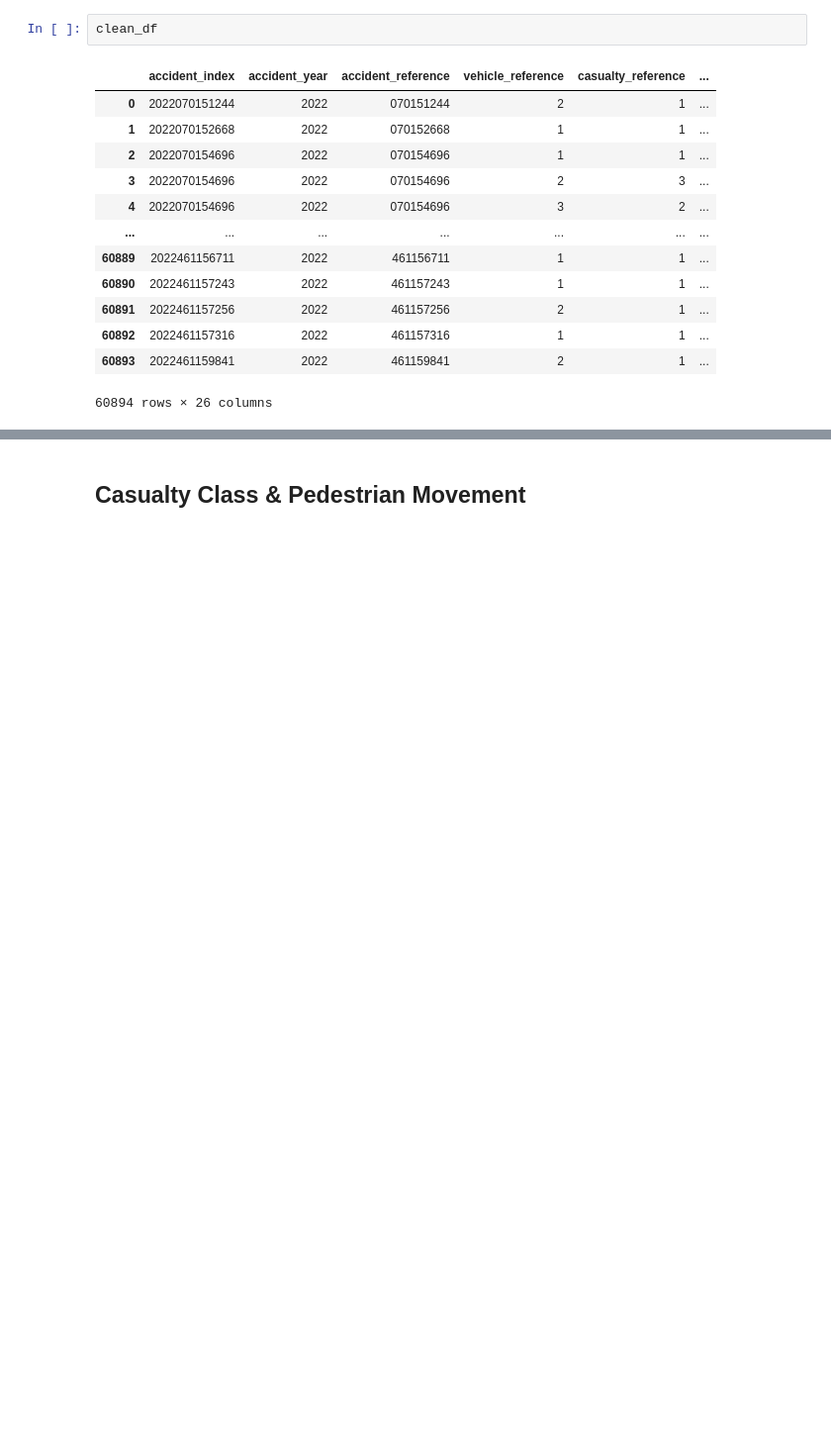
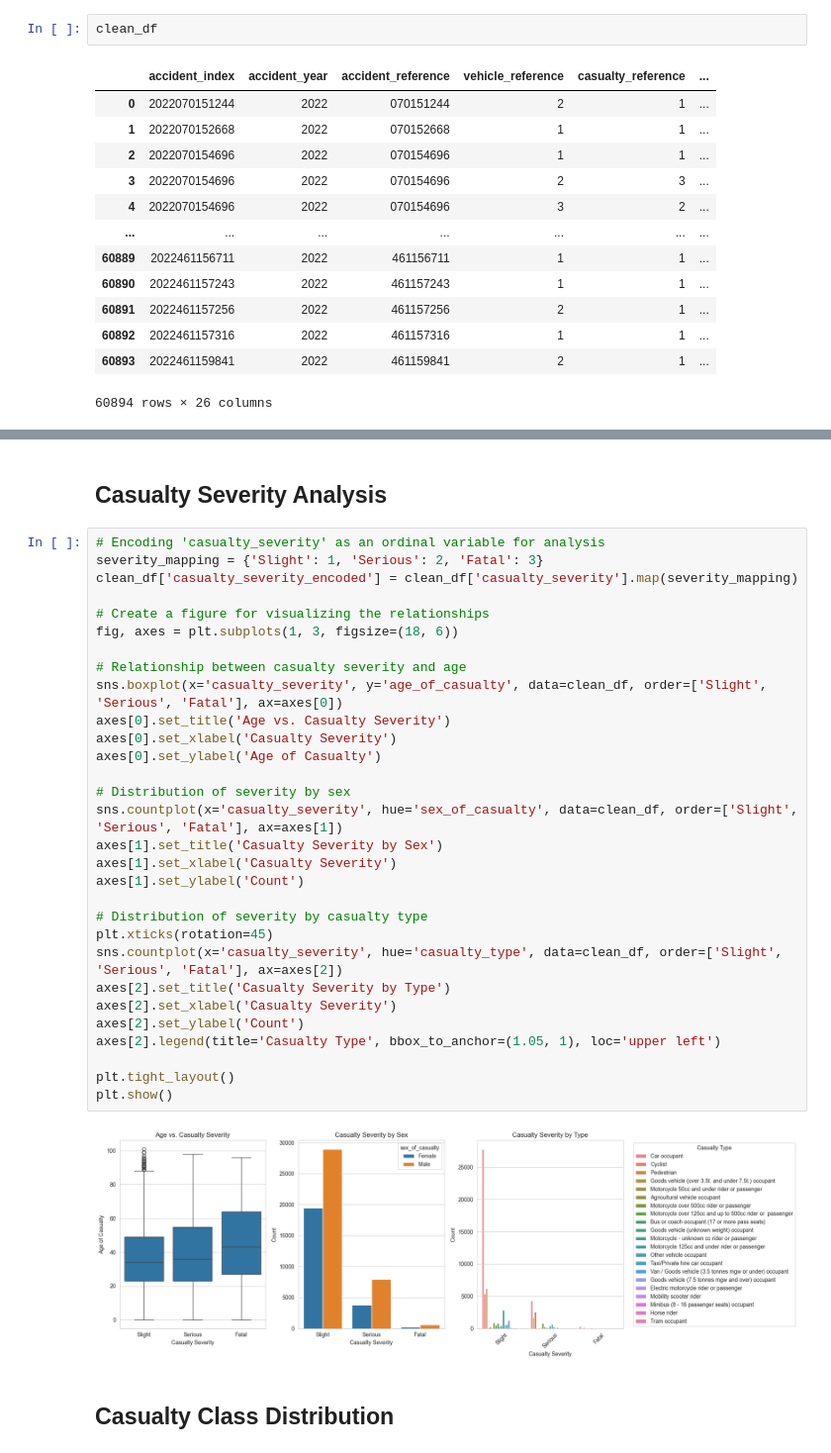
Before and after one commit to ArmanAghania/Road-Casualty-Statistics-and-Analysis, a Jupyter notebook: analysis.ipynb, the cells around one changed output, grey strips where cells are left out. Shown at 99% size. Drawn from its saved outputs; the diff is of its cells as text; blank space fills up the shorter version.

```diff
--- a/analysis.ipynb
+++ b/analysis.ipynb
@@ -1155,2 +1217,36 @@ clean_df
+# %% [markdown]
+## Casualty Severity Analysis
+# %%
+# Encoding 'casualty_severity' as an ordinal variable for analysis
+severity_mapping = {'Slight': 1, 'Serious': 2, 'Fatal': 3}
+clean_df['casualty_severity_encoded'] = clean_df['casualty_severity'].map(severity_mapping)
+
+# Create a figure for visualizing the relationships
+fig, axes = plt.subplots(1, 3, figsize=(18, 6))
+
+# Relationship between casualty severity and age
+sns.boxplot(x='casualty_severity', y='age_of_casualty', data=clean_df, order=['Slight', 'Serious', 'Fatal'], ax=axes[0])
+axes[0].set_title('Age vs. Casualty Severity')
+axes[0].set_xlabel('Casualty Severity')
+axes[0].set_ylabel('Age of Casualty')
+
+# Distribution of severity by sex
+sns.countplot(x='casualty_severity', hue='sex_of_casualty', data=clean_df, order=['Slight', 'Serious', 'Fatal'], ax=axes[1])
+axes[1].set_title('Casualty Severity by Sex')
+axes[1].set_xlabel('Casualty Severity')
+axes[1].set_ylabel('Count')
+
+# Distribution of severity by casualty type
+plt.xticks(rotation=45)
+sns.countplot(x='casualty_severity', hue='casualty_type', data=clean_df, order=['Slight', 'Serious', 'Fatal'], ax=axes[2])
+axes[2].set_title('Casualty Severity by Type')
+axes[2].set_xlabel('Casualty Severity')
+axes[2].set_ylabel('Count')
+axes[2].legend(title='Casualty Type', bbox_to_anchor=(1.05, 1), loc='upper left')
+
+plt.tight_layout()
+plt.show()
+# %% [output]
+[figure, added]
 # %% [markdown]
-## Casualty Class & Pedestrian Movement
+## Casualty Class Distribution
```
Also changed, not shown: parts of 8 cells of this notebook, 1 other file.
